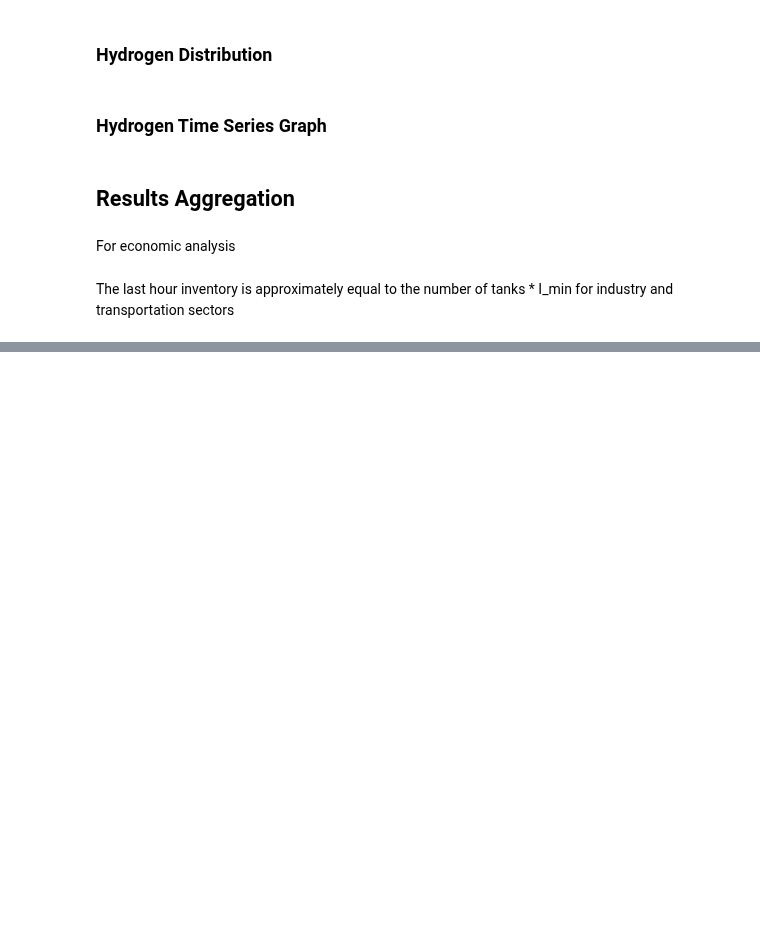
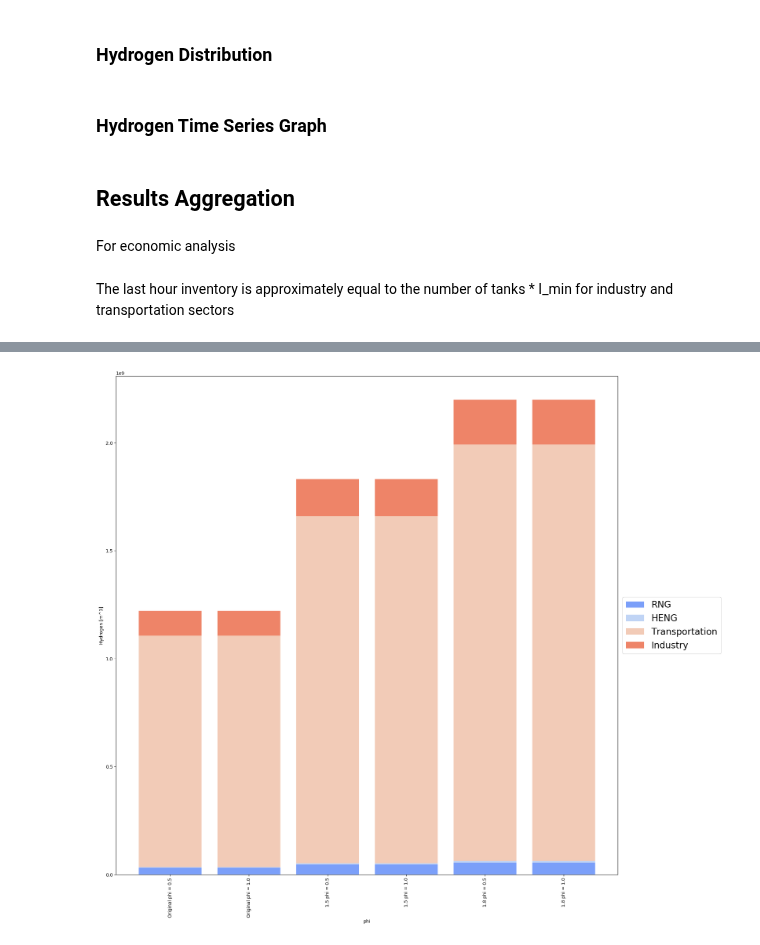
Before and after one commit to lewisjko/FYDP, a Jupyter notebook: FYDP.ipynb, the cells around one changed output, grey strips where cells are left out. Saved outputs shown, nothing was run; the diff lists cells and outputs as text; code cells hidden in the pictures; blank space fills up the shorter version.

```diff
--- a/FYDP.ipynb
+++ b/FYDP.ipynb
@@ -1372,0 +8136,27 @@ temp_df.to_csv('combined_pathway_result.csv')
+# %%
+import seaborn as sns
+import numpy as np
+
+color_array = sns.color_palette("coolwarm",4)
+label_list = ['RNG','HENG','Transportation','Industry']
+ind = [x for x,_ in enumerate(final_df.index.tolist())]
+
+plt.figure(figsize=(20,20))
+
+plt.bar(ind, H2_1_list, width=0.8, label=label_list[0], color = color_array[0])
+plt.bar(ind, H2_2_list, width=0.8, label=label_list[1], color = color_array[1], bottom = H2_1_list)
+plt.bar(ind, H2_3_list, width=0.8, label=label_list[2], color = color_array[2], bottom = np.array(H2_1_list) + np.array(H2_2_list))
+plt.bar(ind, H2_4_list, width=0.8, label=label_list[3], color = color_array[3], bottom = np.array(H2_1_list) + np.array(H2_2_list) + np.array(H2_3_list))
+
+
+plt.xticks(ind, final_df.index.tolist(),rotation='vertical')
+plt.ylabel('Hydrogen [m^3]')
+plt.xlabel("phi")
+plt.legend(loc='center left', bbox_to_anchor=(1.0, 0.5),prop={'size': 20})
+# plt.title(df.index.name)
+
+# plt.savefig(df.index.name +'_multiple_stackedbar.png')
+
+plt.show()
+# %% [output]
+[figure, added]
```
Also changed, not shown: parts of 44 cells of this notebook, 2 other files.
